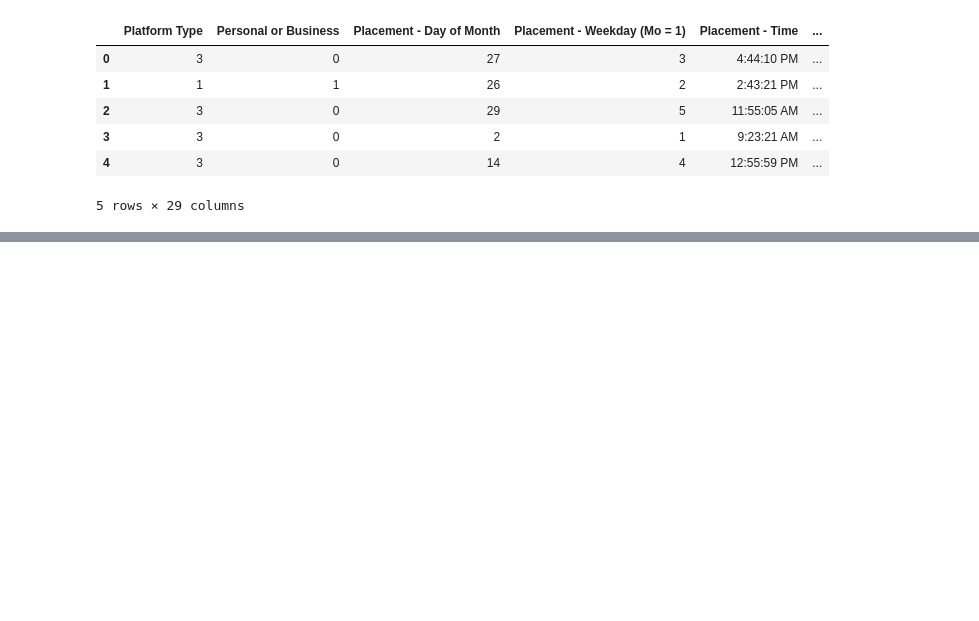
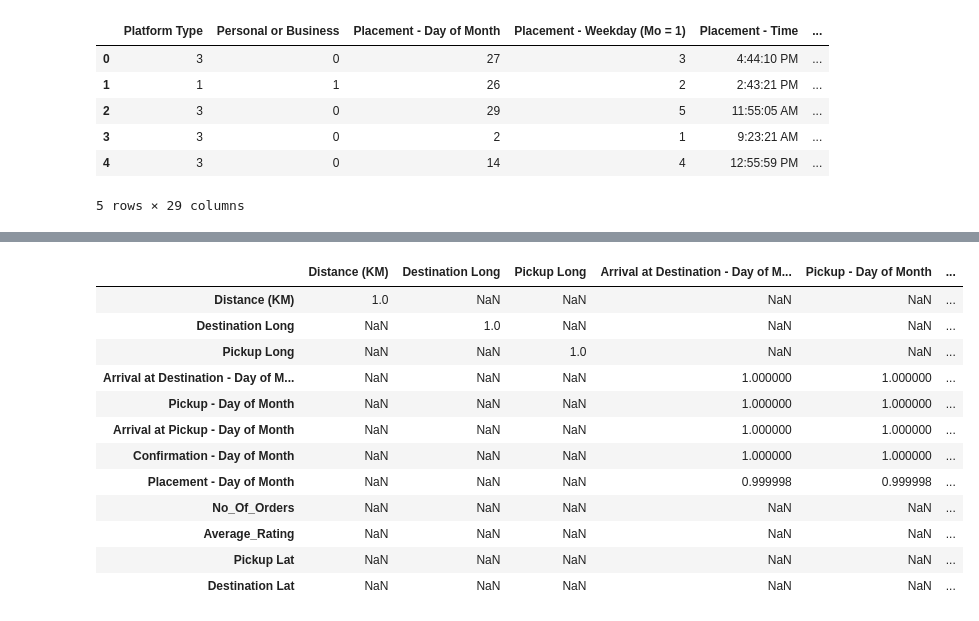
Before and after one commit to Valaska/Team_3_JHB, a Jupyter notebook: Regression+model (1).ipynb, the cells around one changed output, grey strips where cells are left out. Cells and saved outputs as stored; diff of their text form; code cells hidden in the pictures; blank space fills up the shorter version.

```diff
--- a/Regression+model (1).ipynb
+++ b/Regression+model (1).ipynb
@@ -106,0 +167,20 @@ test_data['Pickup - Time'] = new_dates2
+# %%
+# Create the correlation matrix
+corr = X_data.corr()
+
+# Find rows and columnd where correlation coefficients > 0.9 or <-0.9
+corr[np.abs(corr) > 0.9]
+# %% [output]
+|  | Distance (KM) | Destination Long | Pickup Long | Arrival at Destination - Day of M... | Pickup - Day of Month | ... |
+| Distance (KM) | 1.0 | NaN | NaN | NaN | NaN | ... |
+| Destination Long | NaN | 1.0 | NaN | NaN | NaN | ... |
+| Pickup Long | NaN | NaN | 1.0 | NaN | NaN | ... |
+| Arrival at Destination - Day of M... | NaN | NaN | NaN | 1.000000 | 1.000000 | ... |
+| Pickup - Day of Month | NaN | NaN | NaN | 1.000000 | 1.000000 | ... |
+| Arrival at Pickup - Day of Month | NaN | NaN | NaN | 1.000000 | 1.000000 | ... |
+| Confirmation - Day of Month | NaN | NaN | NaN | 1.000000 | 1.000000 | ... |
+| Placement - Day of Month | NaN | NaN | NaN | 0.999998 | 0.999998 | ... |
+| No_Of_Orders | NaN | NaN | NaN | NaN | NaN | ... |
+| Average_Rating | NaN | NaN | NaN | NaN | NaN | ... |
+| Pickup Lat | NaN | NaN | NaN | NaN | NaN | ... |
+| Destination Lat | NaN | NaN | NaN | NaN | NaN | ... |
```
Also changed, not shown: parts of 17 cells of this notebook.
